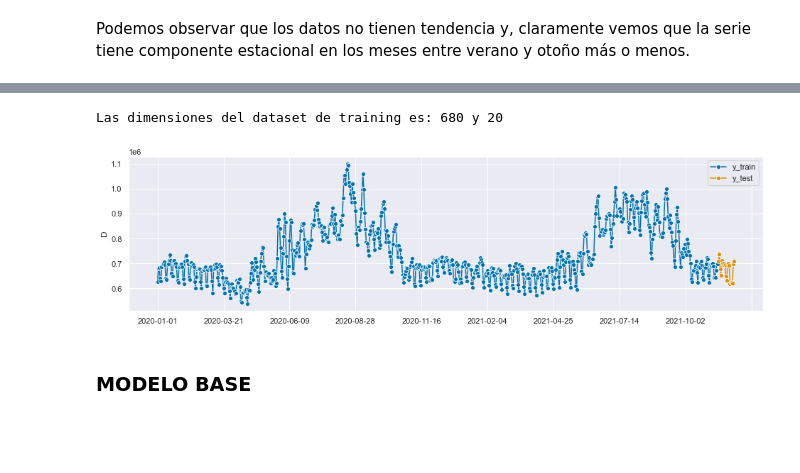
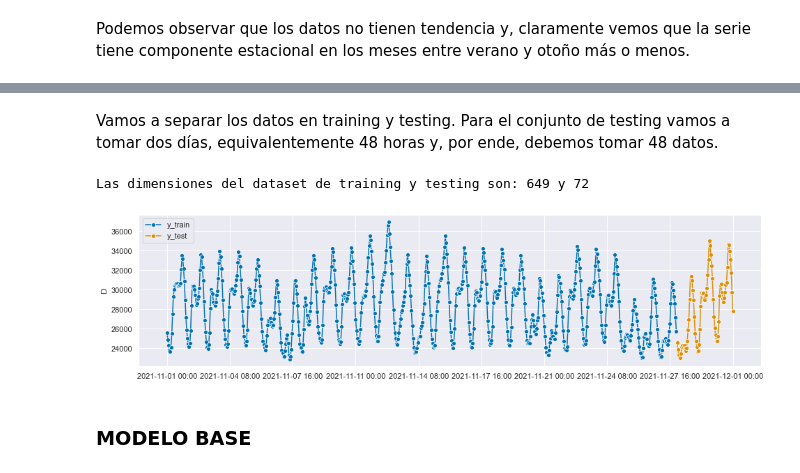
Before and after one commit to aitorlarrinoa/Series-temporales, a Jupyter notebook: Practices/EXAM/02.2_Modelos_horario.ipynb, the cells around one changed output, grey strips where cells are left out. Cells and saved outputs as stored; diff of their text form; code cells hidden in the pictures; blank space fills up the shorter version.

```diff
--- a/Practices/EXAM/02.2_Modelos_horario.ipynb
+++ b/Practices/EXAM/02.2_Modelos_horario.ipynb
@@ -70,2 +79,2 @@ ax.set_xlabel("Fechas diarias"); # Añadimos título al eje x
 # %%
-datos_diarios_d = datos_diarios.to_period("D")
+datos_horarios_d_2021_11 = datos_horarios["2021-11":].to_period("H")
@@ -74,10 +97,12 @@ Vamos a considerar nuestros datos a partir del año 2020 ya que la serie tempora
+# %% [markdown]
+Vamos a separar los datos en training y testing. Para el conjunto de testing vamos a tomar dos días, equivalentemente 48 horas y, por ende, debemos tomar 48 datos.
 # %%
-y_train_diario, y_test_diario = temporal_train_test_split(y = datos_diarios_d["2020":]["D"].astype('float64'), test_size=20)
-plot_series(y_train_diario, y_test_diario, labels=["y_train", "y_test"])
-print("Las dimensiones del dataset de training es:" ,y_train_diario.shape[0], "y", y_test_diario.shape[0])
+y_train_horario, y_test_horario = temporal_train_test_split(y = datos_horarios_d_2021_11["D"].astype('float64'), test_size=72)
+plot_series(y_train_horario, y_test_horario, labels=["y_train", "y_test"])
+print("Las dimensiones del dataset de training y testing son:" ,y_train_horario.shape[0], "y", y_test_horario.shape[0])
 # %% [output]
-Las dimensiones del dataset de training es: 680 y 20
+Las dimensiones del dataset de training y testing son: 649 y 72
-[figure, old version]
+[figure, new version]
 # %% [markdown]
 ### MODELO BASE
 # %% [markdown]
```
Also changed, not shown: parts of 59 cells of this notebook.
